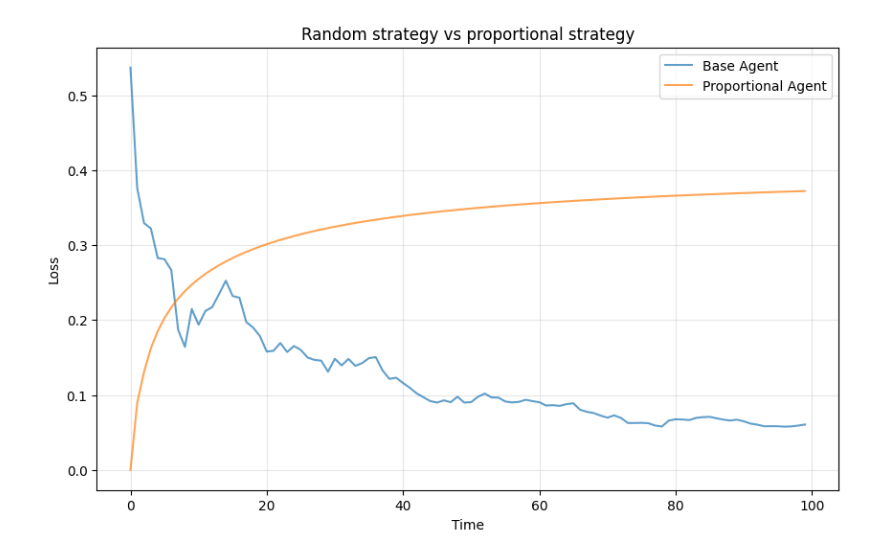
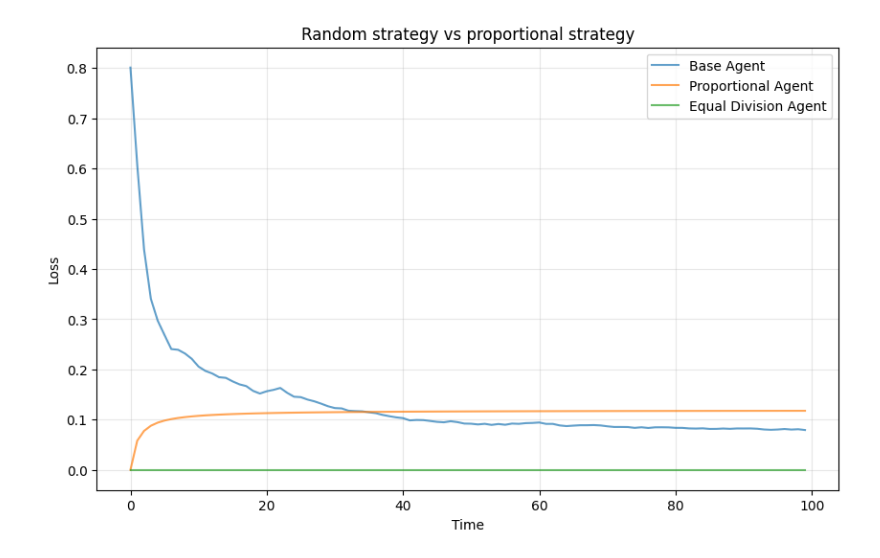
Before and after one commit to Joeri-G/Ant, a Jupyter notebook: experiments/experiment_1.ipynb, the cells around one changed output. Cells and saved outputs as stored; diff of their text form; code cells hidden in the pictures.

```diff
--- a/experiments/experiment_1.ipynb
+++ b/experiments/experiment_1.ipynb
@@ -7,10 +7,11 @@ from ant.decentralised.direct import ProportionalAgent
 from ant.centralised import P4
 # %%
 # Demo experiment
-market_size = 10
+market_size = 100
 M1: Market = Market(market_size, seed=4)
 M2: Market = Market(market_size, seed=4, agent_type=ProportionalAgent)
+M3: Market = Market(market_size, seed=4, agent_type=EqualDivisionAgent)
 
-nx.draw(M1.graph)
+# nx.draw(M1.graph)
 
 allocation_matrix, utility = computed_equilibrium = P4(M1)
@@ -20,21 +19,24 @@ allocation_matrix, utility = computed_equilibrium = P4(M1)
 simulation_length = 100
 M1.set_market_equilibrium(allocation_matrix, utility)
 M2.set_market_equilibrium(allocation_matrix, utility)
+M3.set_market_equilibrium(allocation_matrix, utility)
 simulated_state_base = M1.simulate(simulation_length)
 simulated_state_prop = M2.simulate(simulation_length)
+simulated_state_equal = M3.simulate(simulation_length)
 # %%
 time_steps = np.arange(simulation_length)
 
 plt.figure(figsize=(10, 6))
 plt.plot(time_steps, simulated_state_base, label="Base Agent", alpha=0.7)
 plt.plot(time_steps, simulated_state_prop, label="Proportional Agent", alpha=0.7)
+plt.plot(time_steps, simulated_state_equal, label="Equal Division Agent", alpha=0.7)
 # plt.axhline(y=utility, color='red', linestyle='--', linewidth=2, label='Equilibrium')
 
 plt.xlabel("Time")
 plt.ylabel("Loss")
 plt.title("Random strategy vs proportional strategy")
 plt.legend()
 plt.grid(True, alpha=0.3)
 plt.show()
 # %% [output]
-[figure, old version]
+[figure, new version]
```
Also changed, not shown: parts of 2 cells of this notebook, 1 other file.
